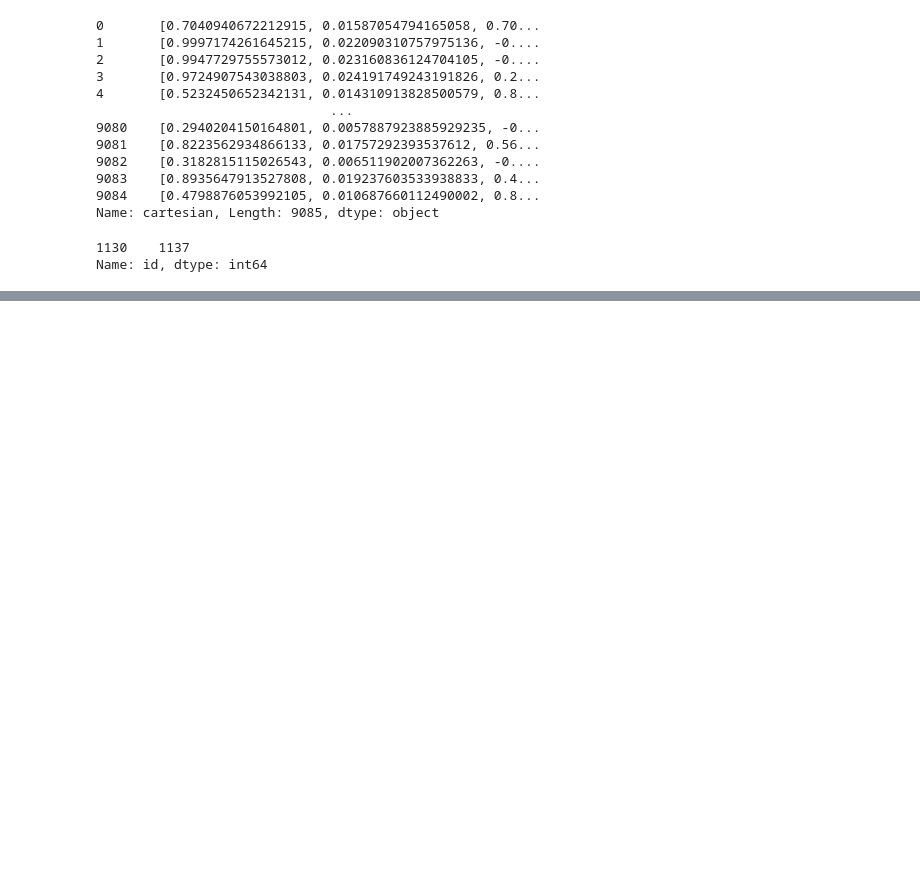
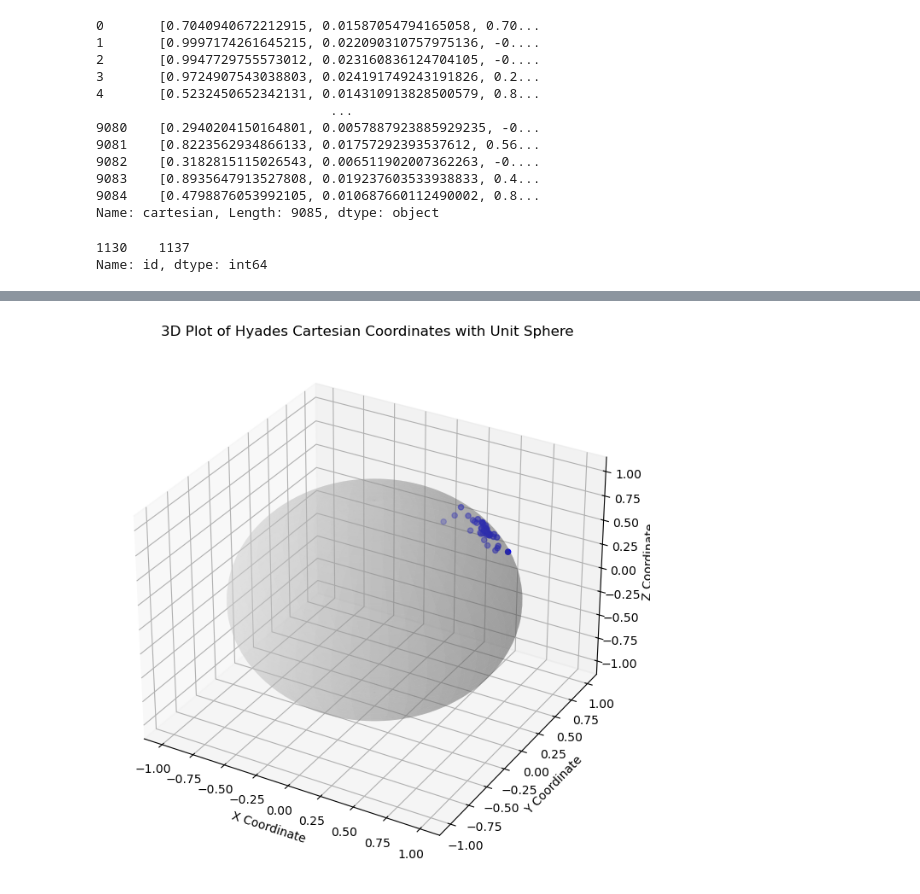
Before and after one commit to MarkMerk/ML, a Jupyter notebook: Astronomy/YaleDataset/stars.ipynb, the cells around one changed output, grey strips where cells are left out. Cells and saved outputs as stored; diff of their text form; code cells hidden in the pictures; blank space fills up the shorter version.

```diff
--- a/Astronomy/YaleDataset/stars.ipynb
+++ b/Astronomy/YaleDataset/stars.ipynb
@@ -312,0 +450,36 @@ Name: id, Length: 259, dtype: int64
+# %%
+import matplotlib.pyplot as plt
+from mpl_toolkits.mplot3d import Axes3D
+import numpy as np
+
+# Extract coordinates from the 'cartesian' field
+cartesian_coords = np.array(hyades['cartesian'].tolist())
+x = cartesian_coords[:, 0]
+y = cartesian_coords[:, 1]
+z = cartesian_coords[:, 2]
+
+# Create a 3D plot
+fig = plt.figure(figsize=(10, 8))
+ax = fig.add_subplot(111, projection='3d')
+
+# Plot the points
+ax.scatter(x, y, z, c='blue', marker='o')
+
+# Create a unit sphere
+u = np.linspace(0, 2 * np.pi, 100)
+v = np.linspace(0, np.pi, 100)
+sphere_x = np.outer(np.cos(u), np.sin(v))
+sphere_y = np.outer(np.sin(u), np.sin(v))
+sphere_z = np.outer(np.ones(np.size(u)), np.cos(v))
+ax.plot_surface(sphere_x, sphere_y, sphere_z, color='lightgray', alpha=0.3)
+
+# Set labels
+ax.set_xlabel('X Coordinate')
+ax.set_ylabel('Y Coordinate')
+ax.set_zlabel('Z Coordinate')
+ax.set_title('3D Plot of Hyades Cartesian Coordinates with Unit Sphere')
+
+# Display the plot
+plt.show()
+# %% [output]
+[figure, added]
```
Also changed, not shown: parts of 7 cells of this notebook.
